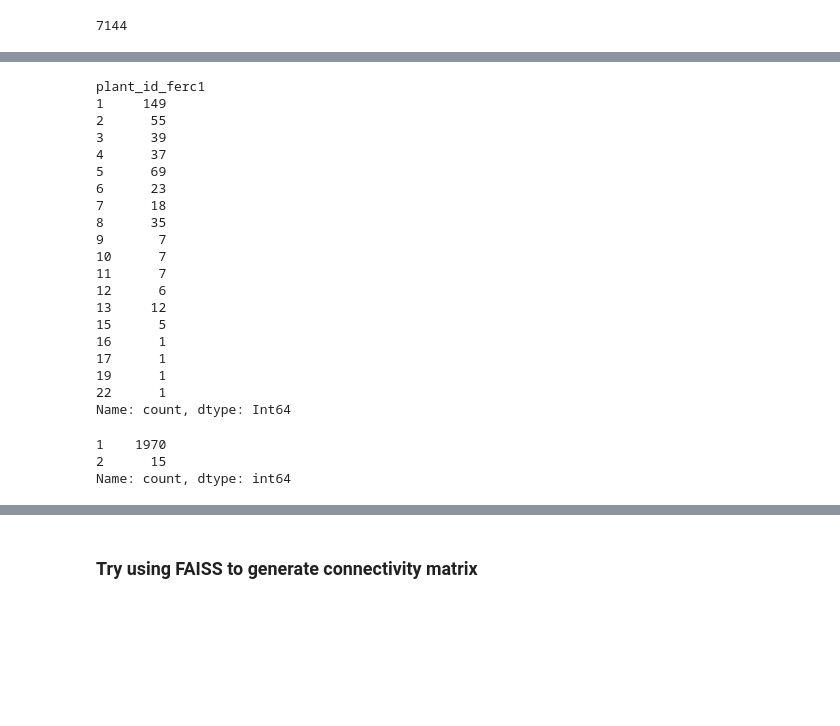
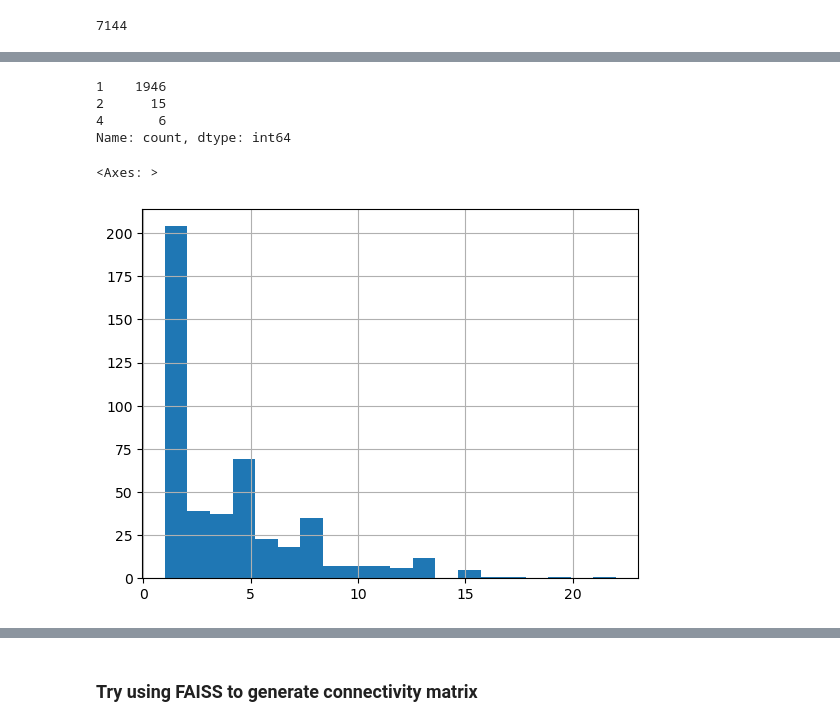
Before and after one commit to catalyst-cooperative/ccai-entity-matching, a Jupyter notebook: notebooks/ferc_to_ferc_match.ipynb, the cells around one changed output, grey strips where cells are left out. Cells and saved outputs as stored; diff of their text form; code cells hidden in the pictures; blank space fills up the shorter version.

```diff
--- a/notebooks/ferc_to_ferc_match.ipynb
+++ b/notebooks/ferc_to_ferc_match.ipynb
@@ -201,5 +199,5 @@ plants_df.plant_id_ferc1.max()
 # %%
 %%time
 d = plants_matrix_sparse.shape[1]
-plants_matrix = np.float32(plants_matrix_sparse.todense())
+plants_matrix = np.asarray(np.float32(plants_matrix_sparse.todense()))
 # %% [output]
@@ -209,3 +207,7 @@ Wall time: 29.9 s
 plants_small = plants_matrix[:2000]
 # %%
 plants_small_df = plants_df[:2000].copy()
+# %%
+%%time
+pca_small = PCA(n_components=300)
+plants_small_pca = pca_small.fit_transform(plants_small)
@@ -224,5 +240,5 @@ agg_clustering_small = AgglomerativeClustering(n_clusters=None,
                                          # connectivity=similarities,
                                          linkage="single",
                                          distance_threshold=d_threshold)
-labels = agg_clustering_small.fit_predict(np.asarray(plants_small))
+labels = agg_clustering_small.fit_predict(plants_small_pca)
 # %% [output]
@@ -231,34 +247,17 @@ Wall time: 2min 51s
 # %%
 plants_small_df["id"] = labels
-# %%
-plants_small_df.groupby("id").plant_id_ferc1.count().value_counts().sort_index()
-# %% [output]
-plant_id_ferc1
-1     149
-2      55
-3      39
-4      37
-5      69
-6      23
-7      18
-8      35
-9       7
-10      7
-11      7
-12      6
-13     12
-15      5
-16      1
-17      1
-19      1
-22      1
-Name: count, dtype: Int64
 # %%
 # do records with the same record year end up in the same group?
 # is there a way to build this restriction into the classifier?
 # could add a "distance to the rest of the cluster" metric and choose the record with smaller distance
 plants_small_df.groupby(by=["id", "report_year"]).size().value_counts()
 # %% [output]
-1    1970
+1    1946
 2      15
+4       6
 Name: count, dtype: int64
+# %%
+plants_small_df.groupby(by=["id"]).size().hist(bins=20)
+# %% [output]
+<Axes: >
+[figure, added]
```
Also changed, not shown: parts of 21 cells of this notebook.
